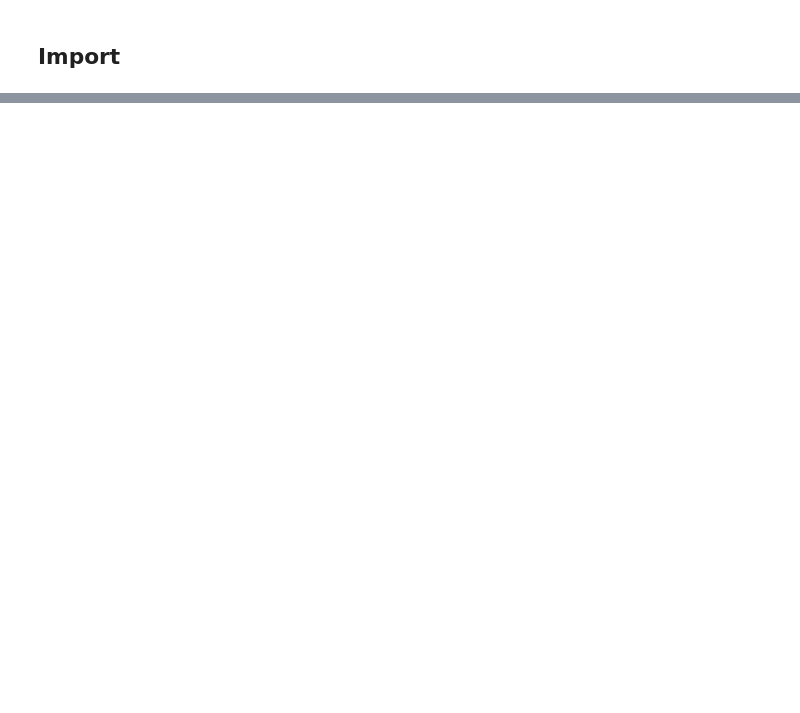
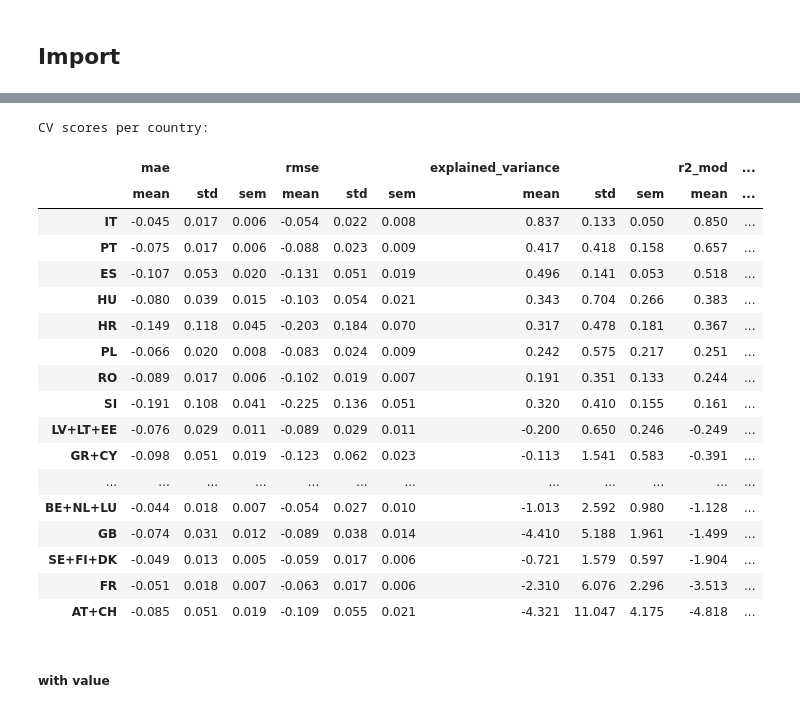
Before and after one commit to bertelsmannstift/eu-migration-forecast, a Jupyter notebook: notebooks/experiments/linreg.ipynb, the cells around one changed output, grey strips where cells are left out. Cells and saved outputs as stored; diff of their text form; code cells hidden in the pictures; blank space fills up the shorter version.

```diff
--- a/notebooks/experiments/linreg.ipynb
+++ b/notebooks/experiments/linreg.ipynb
@@ -957,0 +48,24 @@ plt.show()
+# %%
+country_combinations = [
+    ["GR", "CY"],
+    ["LV", "LT", "EE"],
+    ["BE", "NL", "LU"],
+    ["CZ", "SK"],
+    ["SE", "FI", "DK"],
+    ["AT", "CH"]
+]
+
+panel = df_values.join(df_trends, how="outer")
+panel_3m = panel.resample("3M", closed="left").mean()
+
+panel_comb = eumf_data.combine_countries(panel, combinations=country_combinations)
+panel_comb_3m = eumf_data.combine_countries(panel_3m, combinations=country_combinations)
+df_gdp_comb = eumf_data.combine_countries(df_gdp, combinations=country_combinations)
+df_unempl_comb = eumf_data.combine_countries(
+    df_unempl, combinations=country_combinations, average=True
+)
+# note: strictly, unweighted average is wrong for unemployment, but should work in most cases
+
+panel_comb_3m_macro = panel_comb_3m.join(df_gdp_comb).join(df_unempl_comb)
+
+panel_comb_3m_macro["2017":"2018"]
@@ -957,0 +225,30 @@ plt.show()
+# %%
+i = 2
+reg = tuners[i].best_estimator_
+
+cv_scores_c = eumf_eval.score_cv_countries(reg, train_unstackeds[i], cv_random)
+print("CV scores per country:")
+cv_scores_c_agg = eumf_eval.agg_cv_scores(cv_scores_c, level=0, use_quantiles=False)
+display(cv_scores_c_agg.sort_values(by=("r2_mod", "mean"), ascending=False))
+# %% [output]
+CV scores per country:
+|  | mae |  |  | rmse |  |  | explained_variance |  |  | r2_mod | ... |
+|  | mean | std | sem | mean | std | sem | mean | std | sem | mean | ... |
+| IT | -0.045 | 0.017 | 0.006 | -0.054 | 0.022 | 0.008 | 0.837 | 0.133 | 0.050 | 0.850 | ... |
+| PT | -0.075 | 0.017 | 0.006 | -0.088 | 0.023 | 0.009 | 0.417 | 0.418 | 0.158 | 0.657 | ... |
+| ES | -0.107 | 0.053 | 0.020 | -0.131 | 0.051 | 0.019 | 0.496 | 0.141 | 0.053 | 0.518 | ... |
+| HU | -0.080 | 0.039 | 0.015 | -0.103 | 0.054 | 0.021 | 0.343 | 0.704 | 0.266 | 0.383 | ... |
+| HR | -0.149 | 0.118 | 0.045 | -0.203 | 0.184 | 0.070 | 0.317 | 0.478 | 0.181 | 0.367 | ... |
+| PL | -0.066 | 0.020 | 0.008 | -0.083 | 0.024 | 0.009 | 0.242 | 0.575 | 0.217 | 0.251 | ... |
+| RO | -0.089 | 0.017 | 0.006 | -0.102 | 0.019 | 0.007 | 0.191 | 0.351 | 0.133 | 0.244 | ... |
+| SI | -0.191 | 0.108 | 0.041 | -0.225 | 0.136 | 0.051 | 0.320 | 0.410 | 0.155 | 0.161 | ... |
+| LV+LT+EE | -0.076 | 0.029 | 0.011 | -0.089 | 0.029 | 0.011 | -0.200 | 0.650 | 0.246 | -0.249 | ... |
+| GR+CY | -0.098 | 0.051 | 0.019 | -0.123 | 0.062 | 0.023 | -0.113 | 1.541 | 0.583 | -0.391 | ... |
+| ... | ... | ... | ... | ... | ... | ... | ... | ... | ... | ... | ... |
+| BE+NL+LU | -0.044 | 0.018 | 0.007 | -0.054 | 0.027 | 0.010 | -1.013 | 2.592 | 0.980 | -1.128 | ... |
+| GB | -0.074 | 0.031 | 0.012 | -0.089 | 0.038 | 0.014 | -4.410 | 5.188 | 1.961 | -1.499 | ... |
+| SE+FI+DK | -0.049 | 0.013 | 0.005 | -0.059 | 0.017 | 0.006 | -0.721 | 1.579 | 0.597 | -1.904 | ... |
+| FR | -0.051 | 0.018 | 0.007 | -0.063 | 0.017 | 0.006 | -2.310 | 6.076 | 2.296 | -3.513 | ... |
+| AT+CH | -0.085 | 0.051 | 0.019 | -0.109 | 0.055 | 0.021 | -4.321 | 11.047 | 4.175 | -4.818 | ... |
+# %% [markdown]
+##### with value
```
Also changed, not shown: parts of 87 cells of this notebook.
